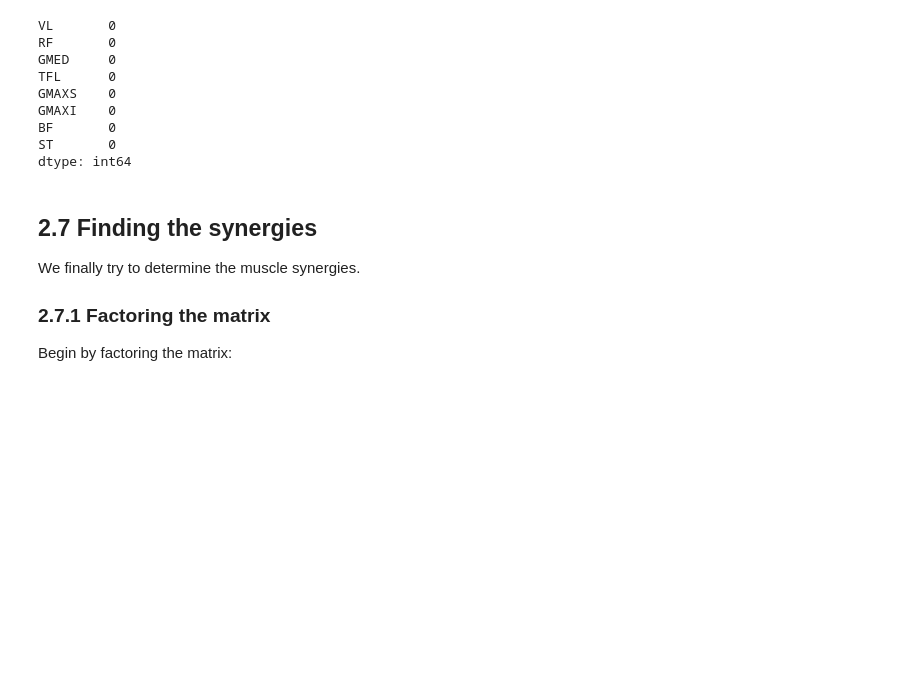
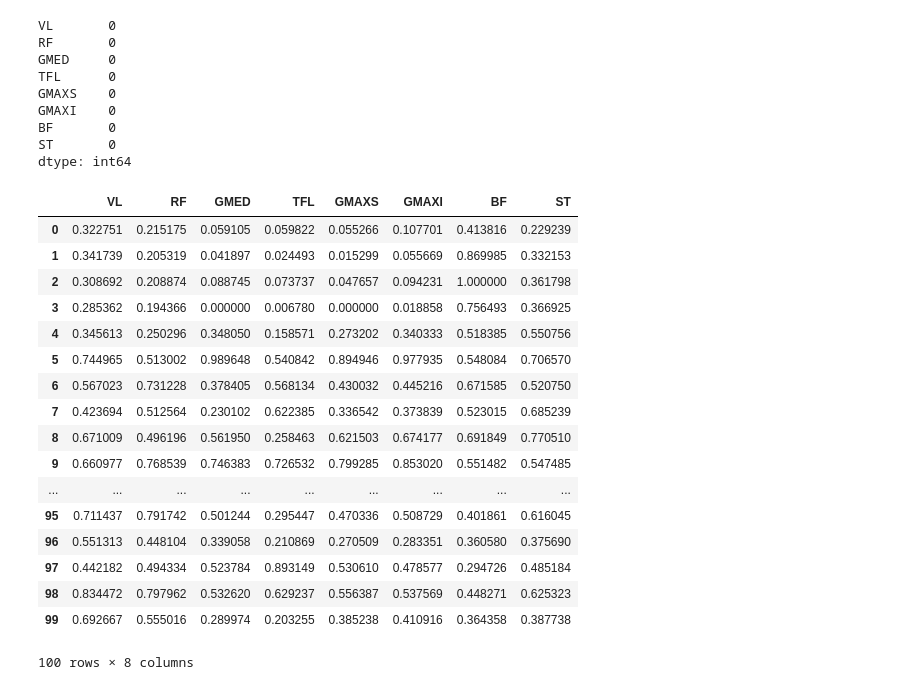
Before and after one commit to elvis-sik/muscle_synergies, a Jupyter notebook: examples/2. Extracting muscle synergies.ipynb, the cells around one changed output. Drawn from its saved outputs; the diff is of its cells as text; code cells hidden in the pictures; blank space fills up the shorter version.

```diff
--- a/examples/2. Extracting muscle synergies.ipynb
+++ b/examples/2. Extracting muscle synergies.ipynb
@@ -259,11 +190,24 @@ GMAXI    0
 BF       0
 ST       0
 dtype: int64
-# %% [markdown]
-## 2.7 Finding the synergies
-
-We finally try to determine the muscle synergies.
-
-### 2.7.1 Factoring the matrix
-
-Begin by factoring the matrix:
+# %%
+processed_df
+# %% [output]
+|  | VL | RF | GMED | TFL | GMAXS | GMAXI | BF | ST |
+| 0 | 0.322751 | 0.215175 | 0.059105 | 0.059822 | 0.055266 | 0.107701 | 0.413816 | 0.229239 |
+| 1 | 0.341739 | 0.205319 | 0.041897 | 0.024493 | 0.015299 | 0.055669 | 0.869985 | 0.332153 |
+| 2 | 0.308692 | 0.208874 | 0.088745 | 0.073737 | 0.047657 | 0.094231 | 1.000000 | 0.361798 |
+| 3 | 0.285362 | 0.194366 | 0.000000 | 0.006780 | 0.000000 | 0.018858 | 0.756493 | 0.366925 |
+| 4 | 0.345613 | 0.250296 | 0.348050 | 0.158571 | 0.273202 | 0.340333 | 0.518385 | 0.550756 |
+| 5 | 0.744965 | 0.513002 | 0.989648 | 0.540842 | 0.894946 | 0.977935 | 0.548084 | 0.706570 |
+| 6 | 0.567023 | 0.731228 | 0.378405 | 0.568134 | 0.430032 | 0.445216 | 0.671585 | 0.520750 |
+| 7 | 0.423694 | 0.512564 | 0.230102 | 0.622385 | 0.336542 | 0.373839 | 0.523015 | 0.685239 |
+| 8 | 0.671009 | 0.496196 | 0.561950 | 0.258463 | 0.621503 | 0.674177 | 0.691849 | 0.770510 |
+| 9 | 0.660977 | 0.768539 | 0.746383 | 0.726532 | 0.799285 | 0.853020 | 0.551482 | 0.547485 |
+| ... | ... | ... | ... | ... | ... | ... | ... | ... |
+| 95 | 0.711437 | 0.791742 | 0.501244 | 0.295447 | 0.470336 | 0.508729 | 0.401861 | 0.616045 |
+| 96 | 0.551313 | 0.448104 | 0.339058 | 0.210869 | 0.270509 | 0.283351 | 0.360580 | 0.375690 |
+| 97 | 0.442182 | 0.494334 | 0.523784 | 0.893149 | 0.530610 | 0.478577 | 0.294726 | 0.485184 |
+| 98 | 0.834472 | 0.797962 | 0.532620 | 0.629237 | 0.556387 | 0.537569 | 0.448271 | 0.625323 |
+| 99 | 0.692667 | 0.555016 | 0.289974 | 0.203255 | 0.385238 | 0.410916 | 0.364358 | 0.387738 |
+100 rows × 8 columns
```
Also changed, not shown: parts of 40 cells of this notebook, 1 other file.
